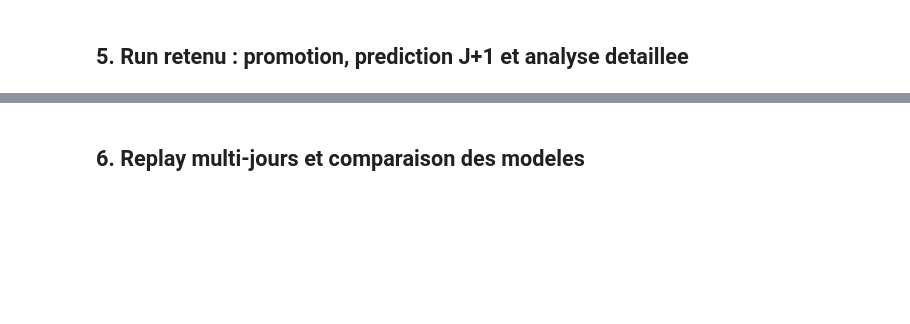
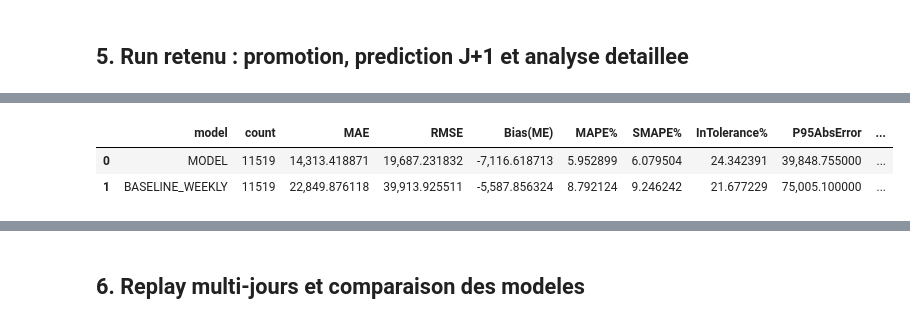
Before and after one commit to Khalid-Bensaber/SmartGrid, a Jupyter notebook: notebooks/experiments/SmartGrid_Demo_Globale.ipynb, the cells around one changed output, grey strips where cells are left out. Saved outputs shown, nothing was run; the diff lists cells and outputs as text; code cells hidden in the pictures; blank space fills up the shorter version.

```diff
--- a/notebooks/experiments/SmartGrid_Demo_Globale.ipynb
+++ b/notebooks/experiments/SmartGrid_Demo_Globale.ipynb
@@ -938,44 +1152,48 @@ RUN_ARTIFACTS = resolve_run_artifacts(PROJECT_ROOT, DETAILED_RUN_ID_RESOLVED)
 RUN_SUMMARY = RUN_ARTIFACTS['summary']
 HISTORY_CSV = find_history_csv(PROJECT_ROOT)
 
-RUN_SUMMARY, backtest, day_df = load_prepared_run_frames(PROJECT_ROOT, DETAILED_RUN_ID_RESOLVED, history_csv=HISTORY_CSV)
+RUN_SUMMARY, backtest, day_df = load_prepared_run_frames(PROJECT_ROOT, DETAILED_RUN_ID_RESOLVED, history_csv=HISTORY_CSV, requested_day=DETAILED_ANALYSIS_DATE)
 comparison_df = pd.DataFrame()
 gains_df = pd.DataFrame()
 
 if BASELINE_RUN_ID_RESOLVED and str(BASELINE_RUN_ID_RESOLVED) != str(DETAILED_RUN_ID_RESOLVED):
-    _, baseline_model_backtest, baseline_model_day_df = load_prepared_run_frames(PROJECT_ROOT, BASELINE_RUN_ID_RESOLVED, history_csv=HISTORY_CSV)
+    _, baseline_model_backtest, baseline_model_day_df = load_prepared_run_frames(PROJECT_ROOT, BASELINE_RUN_ID_RESOLVED, history_csv=HISTORY_CSV, requested_day=DETAILED_ANALYSIS_DATE)
     if not backtest.empty and not baseline_model_backtest.empty:
         baseline_curve = baseline_model_backtest[['Date', 'MODEL']].rename(columns={'MODEL': 'BASELINE_MODEL'}).drop_duplicates(subset=['Date'])
         backtest = backtest.merge(baseline_curve, on='Date', how='left')
     if not day_df.empty and not baseline_model_day_df.empty:
         baseline_day_curve = baseline_model_day_df[['Date', 'MODEL']].rename(columns={'MODEL': 'BASELINE_MODEL'}).drop_duplicates(subset=['Date'])
         day_df = day_df.merge(baseline_day_curve, on='Date', how='left')
 
 if not backtest.empty:
     comparison_rows = []
     for label, col in [('MODEL', 'MODEL'), ('BASELINE_MODEL', 'BASELINE_MODEL'), ('BASELINE_WEEKLY', 'BASELINE_WEEKLY'), ('OLD_LEGACY', 'OLD_LEGACY')]:
         if col in backtest.columns:
             row = {'model': label}
             row.update(compute_metrics(backtest['REAL'], backtest[col]))
             comparison_rows.append(row)
     comparison_df = pd.DataFrame(comparison_rows)
 
     model_row = comparison_df.loc[comparison_df['model'] == 'MODEL'].iloc[0] if (comparison_df['model'] == 'MODEL').any() else None
     extra = []
     for ref_name in ['BASELINE_MODEL', 'BASELINE_WEEKLY', 'OLD_LEGACY']:
         if model_row is not None and (comparison_df['model'] == ref_name).any():
             ref = comparison_df.loc[comparison_df['model'] == ref_name].iloc[0]
             extra.append({
                 'vs': ref_name,
                 'MAE_skill_%': 100 * (1 - model_row['MAE'] / ref['MAE']) if ref['MAE'] else np.nan,
                 'RMSE_skill_%': 100 * (1 - model_row['RMSE'] / ref['RMSE']) if ref['RMSE'] else np.nan,
                 'MAPE_delta': model_row['MAPE%'] - ref['MAPE%'] if 'MAPE%' in comparison_df.columns else np.nan,
                 'SMAPE_delta': model_row['SMAPE%'] - ref['SMAPE%'] if 'SMAPE%' in comparison_df.columns else np.nan,
                 'InTolerance_delta': model_row['InTolerance%'] - ref['InTolerance%'] if 'InTolerance%' in comparison_df.columns else np.nan,
                 'Ramping_delta': model_row['RampingError_RMSE'] - ref['RampingError_RMSE'] if 'RampingError_RMSE' in comparison_df.columns else np.nan,
             })
     gains_df = pd.DataFrame(extra)
 
 comparison_df
+# %% [output]
+|  | model | count | MAE | RMSE | Bias(ME) | MAPE% | SMAPE% | InTolerance% | P95AbsError | ... |
+| 0 | MODEL | 11519 | 14,313.418871 | 19,687.231832 | -7,116.618713 | 5.952899 | 6.079504 | 24.342391 | 39,848.755000 | ... |
+| 1 | BASELINE_WEEKLY | 11519 | 22,849.876118 | 39,913.925511 | -5,587.856324 | 8.792124 | 9.246242 | 21.677229 | 75,005.100000 | ... |
 # %%
 gains_df
```
Also changed, not shown: parts of 9 cells of this notebook, 12 other files.
